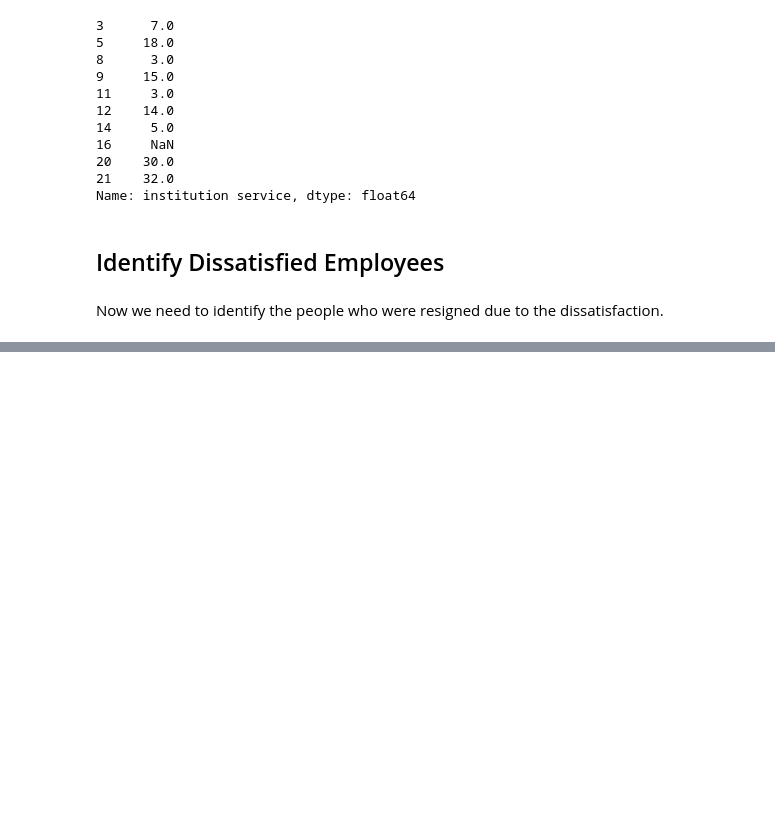
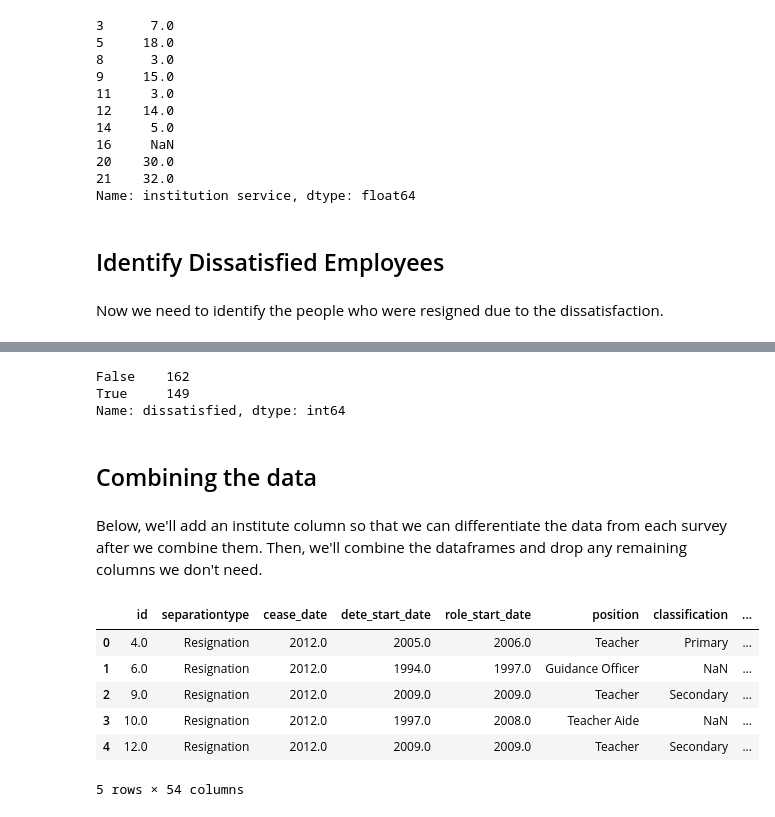
Before and after one commit to raktim314/Guided-Project_-Clean-And-Analyze-Employee-Exit-Surveys, a Jupyter notebook: script.ipynb, the cells around one changed output, grey strips where cells are left out. Cells and saved outputs as stored; diff of their text form; code cells hidden in the pictures; blank space fills up the shorter version.

Commit message:
code added to identify dissatisfied employees, combine data

```diff
--- a/script.ipynb
+++ b/script.ipynb
@@ -336,0 +392,31 @@ dete_resignation.boxplot(column=['cease_date'])
+# %%
+# Update the values in columns related to dissatisfaction to be either True, False, or NaN
+dete_resignation['dissatisfied'] = dete_resignation[['job_dissatisfaction', 'dissatisfaction_with_the_department', 'physical_work_environment', 'lack_of_recognition', 'lack_of_job_security', 'work_location', 'employment_conditions', 'work_life_balance', 'workload']].any(1, skipna=False)
+# %%
+dete_resignation_up = dete_resignation.copy()
+# %%
+# Check the unique values after the updates
+dete_resignation_up['dissatisfied'].value_counts(dropna = False)
+# %% [output]
+False    162
+True     149
+Name: dissatisfied, dtype: int64
+# %% [markdown]
+## Combining the data
+# %% [markdown]
+Below, we'll add an institute column so that we can differentiate the data from each survey after we combine them. Then, we'll combine the dataframes and drop any remaining columns we don't need.
+# %%
+dete_resignation_up['institute'] = 'DETE'
+tafe_resignation_up['institute'] = 'TAFE'
+# %%
+combined = pd.concat([dete_resignation_up, tafe_resignation_up], ignore_index = True, sort=False)
+# %%
+combined.head()
+# %% [output]
+|  | id | separationtype | cease_date | dete_start_date | role_start_date | position | classification | ... |
+| 0 | 4.0 | Resignation | 2012.0 | 2005.0 | 2006.0 | Teacher | Primary | ... |
+| 1 | 6.0 | Resignation | 2012.0 | 1994.0 | 1997.0 | Guidance Officer | NaN | ... |
+| 2 | 9.0 | Resignation | 2012.0 | 2009.0 | 2009.0 | Teacher | Secondary | ... |
+| 3 | 10.0 | Resignation | 2012.0 | 1997.0 | 2008.0 | Teacher Aide | NaN | ... |
+| 4 | 12.0 | Resignation | 2012.0 | 2009.0 | 2009.0 | Teacher | Secondary | ... |
+5 rows × 54 columns
```
Also changed, not shown: parts of 12 cells of this notebook.
